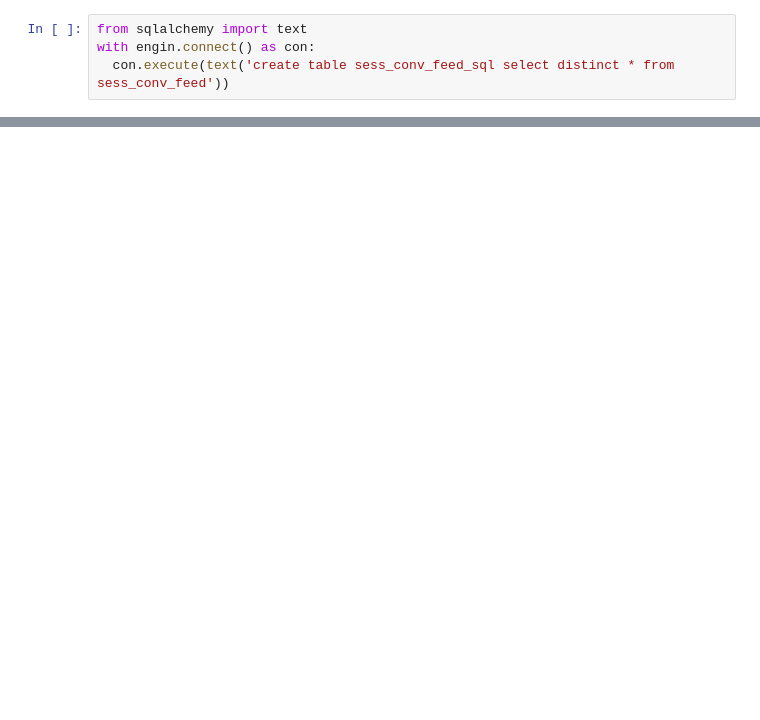
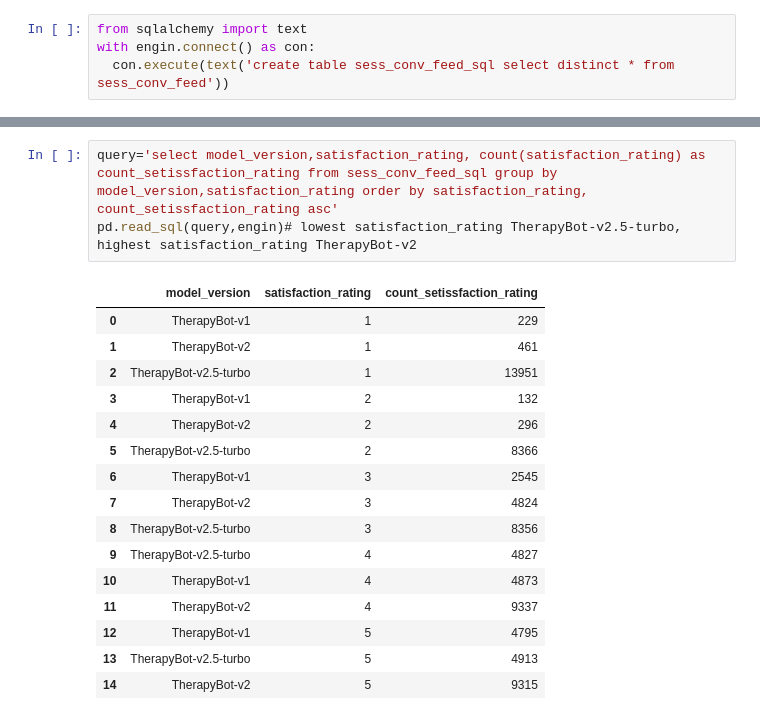
Before and after one commit to vishva0710/ai-chatbot-user-retention-analysis, a Jupyter notebook: AI_Chatbot_User_Retention_Analysis.ipynb, the cells around one changed output, grey strips where cells are left out. Drawn from its saved outputs; the diff is of its cells as text; blank space fills up the shorter version.

Commit message:
sess_conv_feed_df

```diff
--- a/AI_Chatbot_User_Retention_Analysis.ipynb
+++ b/AI_Chatbot_User_Retention_Analysis.ipynb
@@ -1248,0 +1320,20 @@ with engin.connect() as con:
+# %%
+query='select model_version,satisfaction_rating, count(satisfaction_rating) as count_setissfaction_rating from sess_conv_feed_sql group by model_version,satisfaction_rating order by satisfaction_rating, count_setissfaction_rating asc'
+pd.read_sql(query,engin)# lowest satisfaction_rating TherapyBot-v2.5-turbo, highest satisfaction_rating TherapyBot-v2
+# %% [output]
+|  | model_version | satisfaction_rating | count_setissfaction_rating |
+| 0 | TherapyBot-v1 | 1 | 229 |
+| 1 | TherapyBot-v2 | 1 | 461 |
+| 2 | TherapyBot-v2.5-turbo | 1 | 13951 |
+| 3 | TherapyBot-v1 | 2 | 132 |
+| 4 | TherapyBot-v2 | 2 | 296 |
+| 5 | TherapyBot-v2.5-turbo | 2 | 8366 |
+| 6 | TherapyBot-v1 | 3 | 2545 |
+| 7 | TherapyBot-v2 | 3 | 4824 |
+| 8 | TherapyBot-v2.5-turbo | 3 | 8356 |
+| 9 | TherapyBot-v2.5-turbo | 4 | 4827 |
+| 10 | TherapyBot-v1 | 4 | 4873 |
+| 11 | TherapyBot-v2 | 4 | 9337 |
+| 12 | TherapyBot-v1 | 5 | 4795 |
+| 13 | TherapyBot-v2.5-turbo | 5 | 4913 |
+| 14 | TherapyBot-v2 | 5 | 9315 |
```
Also changed, not shown: parts of 17 cells of this notebook.
